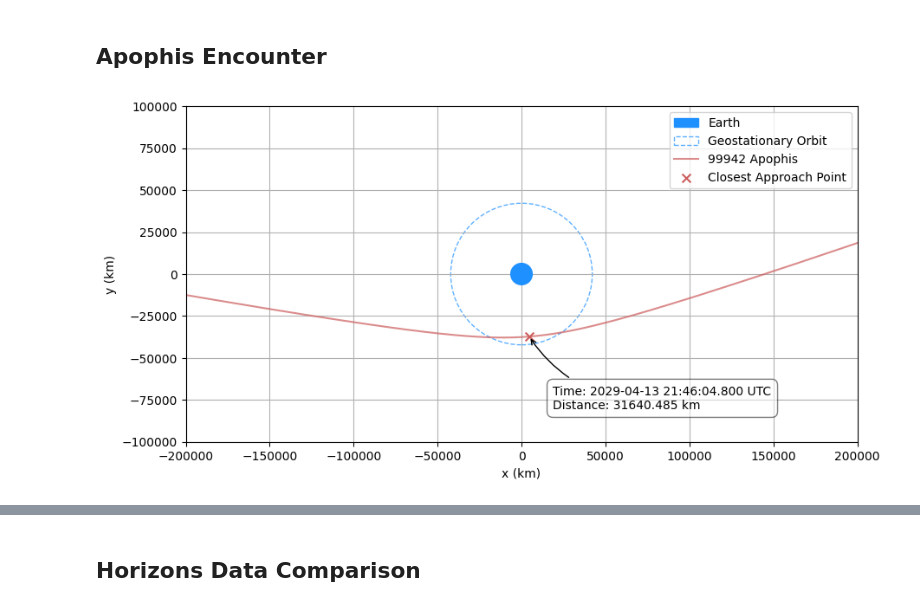
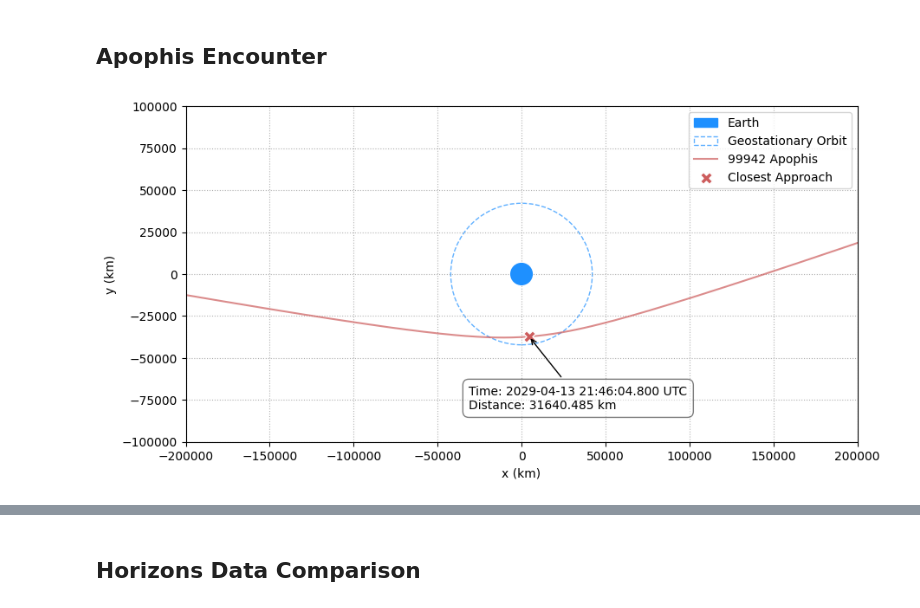
Before and after one commit to shami-momo/Workspace, a Jupyter notebook: solar_astro/NEA/NEA.ipynb, the cells around one changed output, grey strips where cells are left out. Saved outputs shown, nothing was run; the diff lists cells and outputs as text; code cells hidden in the pictures.

```diff
--- a/solar_astro/NEA/NEA.ipynb
+++ b/solar_astro/NEA/NEA.ipynb
@@ -252,38 +280,37 @@ closest_x, closest_y, closest_z = x_rot_enc[min_idx], y_rot_enc[min_idx], z_rot_
 
 min_dist = enc_dist[min_idx] - EARTH_RADIUS_KM
 min_time = r_ap_enc['time'][min_idx] + EPOCH_START_APOPHIS_JD
 min_time_iso = Time(min_time, format='jd').iso
 
 # Rotational Coordinates Plotting
 fig, ax = plt.subplots(figsize=(10, 10))
 
 earth = plt.Circle((0, 0), EARTH_RADIUS_KM, label=OBJECT['EARTH']['name'], color=OBJECT['EARTH']['color'], zorder=2)
 ax.add_patch(earth)
 
 geo = plt.Circle((0, 0), 42164, label='Geostationary Orbit', color=OBJECT['EARTH']['color'], fill=False, linestyle='--', alpha=0.7, zorder=1)
 ax.add_patch(geo)
 
 ax.plot(x_rot_enc, y_rot_enc, label=OBJECT['APOPHIS']['name'], color=OBJECT['APOPHIS']['color'], alpha=0.7, zorder=2)
-ax.scatter(closest_x, closest_y, label='Closest Approach Point', color=OBJECT['APOPHIS']['color'], marker='x', s=50, zorder=3)
+ax.scatter(closest_x, closest_y, label='Closest Approach', color=OBJECT['APOPHIS']['color'], marker='X', edgecolors='white', s=100, zorder=3)
 
 label_text = f"Time: {min_time_iso} UTC\nDistance: {min_dist:.3f} km"
 ax.annotate(label_text,
             xy=(closest_x, closest_y),
-            xytext=(20, -60),
+            xytext=(-50, -60),
             textcoords='offset points',
-            arrowprops=dict(arrowstyle='->', connectionstyle='arc3,rad=-0.3', color='black'),
+            arrowprops=dict(arrowstyle='->', color='black'),
             bbox=dict(facecolor='white', alpha=0.5, boxstyle='round,pad=0.5'),
             zorder=4)
 
+ax.set_xlim(-200000, 200000)
+ax.set_ylim(-100000, 100000)
 ax.set_aspect('equal')
 ax.set_xlabel('x (km)')
 ax.set_ylabel('y (km)')
 ax.legend()
-ax.grid(True)
-
-ax.set_xlim(-200000, 200000)
-ax.set_ylim(-100000, 100000)
+ax.grid(True, linestyle=':')
 
 plt.show()
 # %% [output]
-[figure, old version]
+[figure, new version]
```
Also changed, not shown: parts of 6 cells of this notebook, 2 other files.
